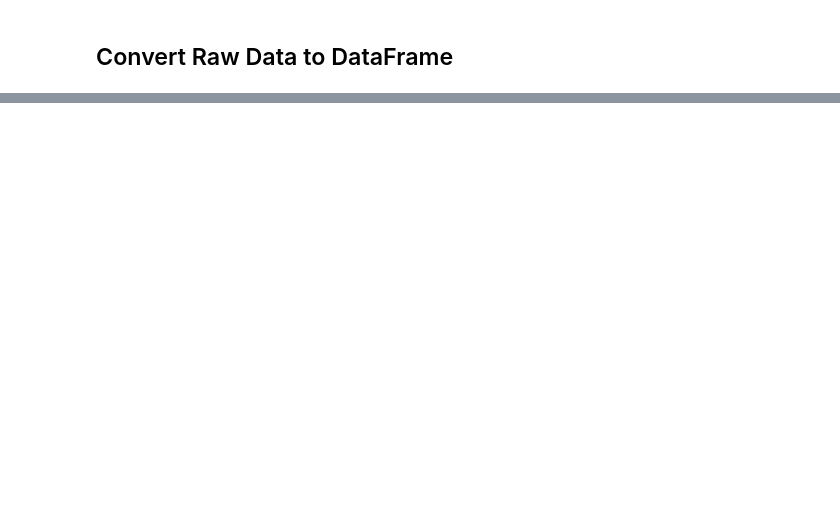
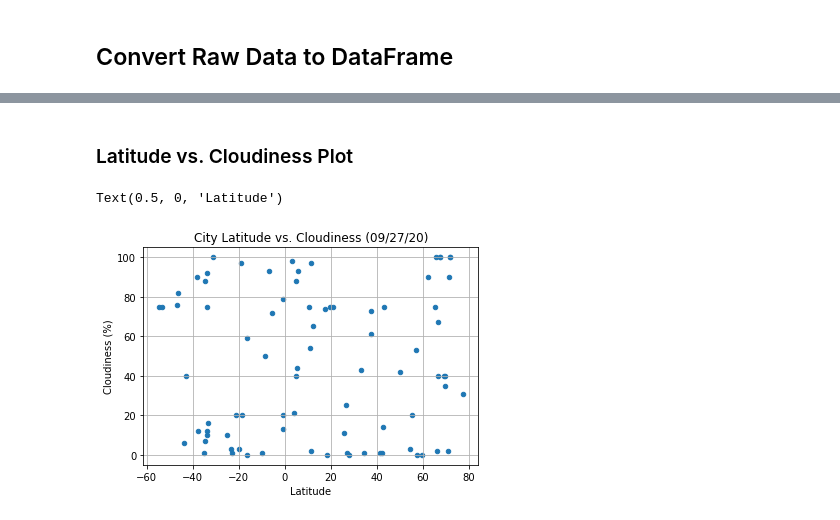
Before and after one commit to jbski/python-api-challenge, a Jupyter notebook: WeatherPy/WeatherPy.ipynb, the cells around one changed output, grey strips where cells are left out. Drawn from its saved outputs; the diff is of its cells as text; code cells hidden in the pictures; blank space fills up the shorter version.

```diff
--- a/WeatherPy/WeatherPy.ipynb
+++ b/WeatherPy/WeatherPy.ipynb
@@ -129,0 +189,10 @@ geo_weather_data_df.head()
+# %% [markdown]
+### Latitude vs. Cloudiness Plot
+# %%
+clean_city_data.plot(kind="scatter", x='Lat', y='Cloudiness', grid=True)
+plt.title(f'City Latitude vs. Cloudiness ({date_of_analysis})')
+plt.ylabel(f'Cloudiness (%)')
+plt.xlabel(f'Latitude')
+# %% [output]
+Text(0.5, 0, 'Latitude')
+[figure, added]
```
Also changed, not shown: parts of 15 cells of this notebook, 1 other file.
